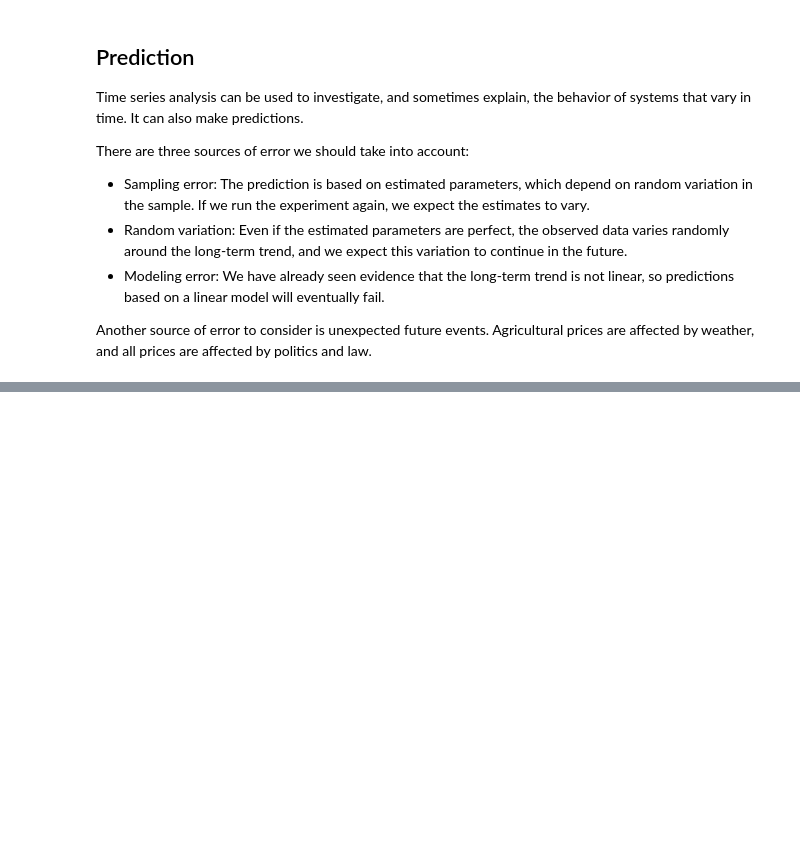
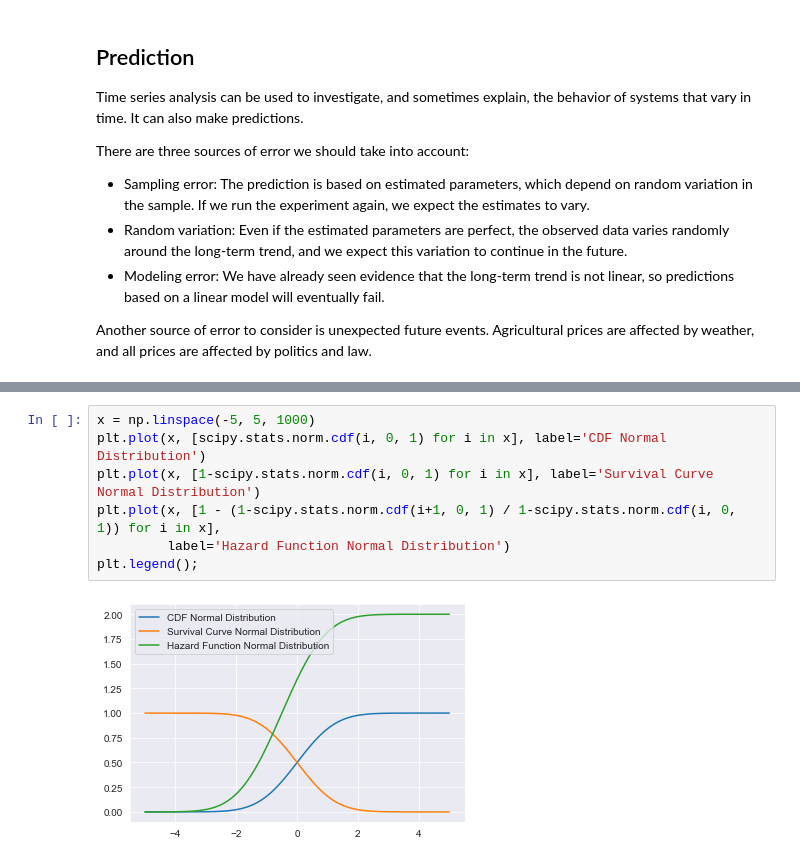
Before and after one commit to Ritvik19/Learning-Curve, a Jupyter notebook: Articles/Statistics.ipynb, the cells around one changed output, grey strips where cells are left out. Drawn from its saved outputs; the diff is of its cells as text; blank space fills up the shorter version.

Commit message:
ThinkStats2

```diff
--- a/Articles/Statistics.ipynb
+++ b/Articles/Statistics.ipynb
@@ -1030,0 +1049,9 @@ Another source of error to consider is unexpected future events. Agricultural pr
+# %%
+x = np.linspace(-5, 5, 1000)
+plt.plot(x, [scipy.stats.norm.cdf(i, 0, 1) for i in x], label='CDF Normal Distribution')
+plt.plot(x, [1-scipy.stats.norm.cdf(i, 0, 1) for i in x], label='Survival Curve Normal Distribution')
+plt.plot(x, [1 - (1-scipy.stats.norm.cdf(i+1, 0, 1) / 1-scipy.stats.norm.cdf(i, 0, 1)) for i in x],
+         label='Hazard Function Normal Distribution')
+plt.legend();
+# %% [output]
+[figure, added]
```
Also changed, not shown: parts of 12 cells of this notebook.
